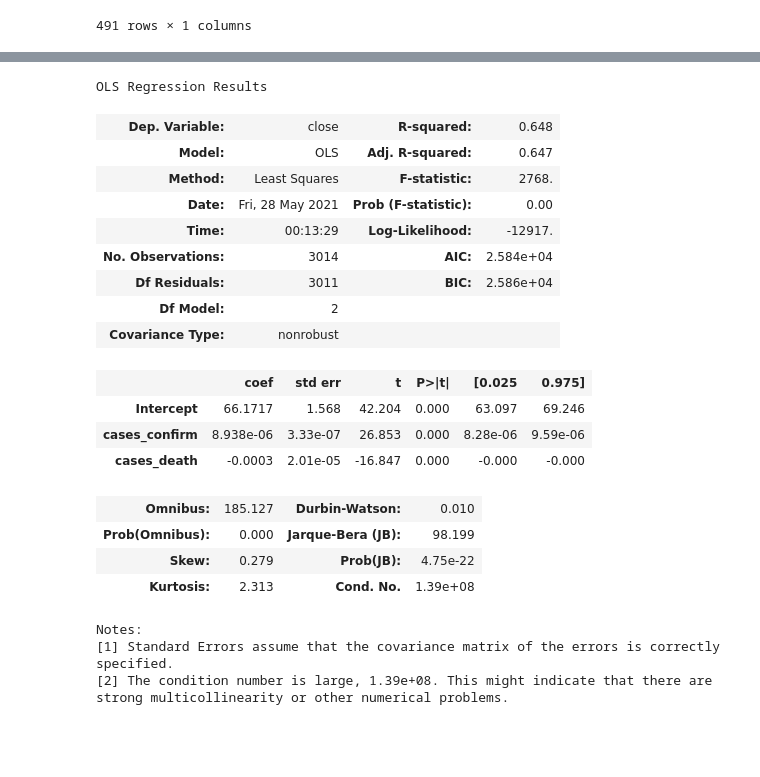
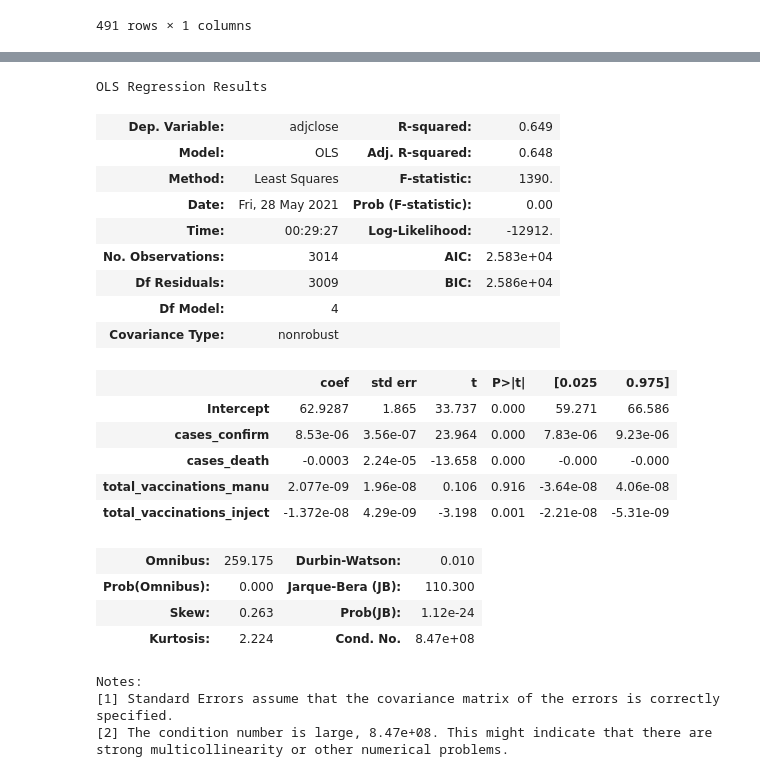
Before and after one commit to juno-yuu/COVID-Vaccine-and-Biotech-industry, a Jupyter notebook: Final_Project_Clean.ipynb, the cells around one changed output, grey strips where cells are left out. Saved outputs shown, nothing was run; the diff lists cells and outputs as text; code cells hidden in the pictures; blank space fills up the shorter version.

```diff
--- a/Final_Project_Clean.ipynb
+++ b/Final_Project_Clean.ipynb
@@ -452,6 +458,8 @@ MOD = mrna.join(case_confirmed_us, how = 'left')
 MOD = MOD.join(case_death_us, how = 'left')
 MOD = MOD.join(manu, how = 'left')
 MOD = MOD.join(data_panel_test_us, how = 'left', lsuffix = '_manu', rsuffix = '_inject')
+MOD = MOD.fillna(0)
+MOD = MOD.rename(columns={'adj close': 'adjclose'})
 # %%
 JJ = jnj.join(case_confirmed_us, how = 'left')
 JJ = JJ.join(case_death_us, how = 'left')
@@ -486,27 +501,30 @@ strong multicollinearity or other numerical problems.
 # %%
-res_mod = sm.ols(formula = 'close ~ cases_confirm + cases_death', data = MOD).fit()
+res_mod = sm.ols(formula = 'adjclose ~ cases_confirm + cases_death\
+ + total_vaccinations_manu + total_vaccinations_inject', data = MOD).fit()
 res_mod.summary()
 # %% [output]
 OLS Regression Results
-| Dep. Variable: | close | R-squared: | 0.648 |
-| Model: | OLS | Adj. R-squared: | 0.647 |
-| Method: | Least Squares | F-statistic: | 2768. |
+| Dep. Variable: | adjclose | R-squared: | 0.649 |
+| Model: | OLS | Adj. R-squared: | 0.648 |
+| Method: | Least Squares | F-statistic: | 1390. |
 | Date: | Fri, 28 May 2021 | Prob (F-statistic): | 0.00 |
-| Time: | 00:13:29 | Log-Likelihood: | -12917. |
-| No. Observations: | 3014 | AIC: | 2.584e+04 |
-| Df Residuals: | 3011 | BIC: | 2.586e+04 |
-| Df Model: | 2 |  |  |
+| Time: | 00:29:27 | Log-Likelihood: | -12912. |
+| No. Observations: | 3014 | AIC: | 2.583e+04 |
+| Df Residuals: | 3009 | BIC: | 2.586e+04 |
+| Df Model: | 4 |  |  |
 | Covariance Type: | nonrobust |  |  |
 |  | coef | std err | t | P>|t| | [0.025 | 0.975] |
-| Intercept | 66.1717 | 1.568 | 42.204 | 0.000 | 63.097 | 69.246 |
-| cases_confirm | 8.938e-06 | 3.33e-07 | 26.853 | 0.000 | 8.28e-06 | 9.59e-06 |
-| cases_death | -0.0003 | 2.01e-05 | -16.847 | 0.000 | -0.000 | -0.000 |
+| Intercept | 62.9287 | 1.865 | 33.737 | 0.000 | 59.271 | 66.586 |
+| cases_confirm | 8.53e-06 | 3.56e-07 | 23.964 | 0.000 | 7.83e-06 | 9.23e-06 |
+| cases_death | -0.0003 | 2.24e-05 | -13.658 | 0.000 | -0.000 | -0.000 |
+| total_vaccinations_manu | 2.077e-09 | 1.96e-08 | 0.106 | 0.916 | -3.64e-08 | 4.06e-08 |
+| total_vaccinations_inject | -1.372e-08 | 4.29e-09 | -3.198 | 0.001 | -2.21e-08 | -5.31e-09 |
-| Omnibus: | 185.127 | Durbin-Watson: | 0.010 |
-| Prob(Omnibus): | 0.000 | Jarque-Bera (JB): | 98.199 |
-| Skew: | 0.279 | Prob(JB): | 4.75e-22 |
-| Kurtosis: | 2.313 | Cond. No. | 1.39e+08 |
+| Omnibus: | 259.175 | Durbin-Watson: | 0.010 |
+| Prob(Omnibus): | 0.000 | Jarque-Bera (JB): | 110.300 |
+| Skew: | 0.263 | Prob(JB): | 1.12e-24 |
+| Kurtosis: | 2.224 | Cond. No. | 8.47e+08 |
 Notes:
 [1] Standard Errors assume that the covariance matrix of the errors is correctly specified.
-[2] The condition number is large, 1.39e+08. This might indicate that there are
+[2] The condition number is large, 8.47e+08. This might indicate that there are
 strong multicollinearity or other numerical problems.
 # %%
```
Also changed, not shown: parts of 6 cells of this notebook.
